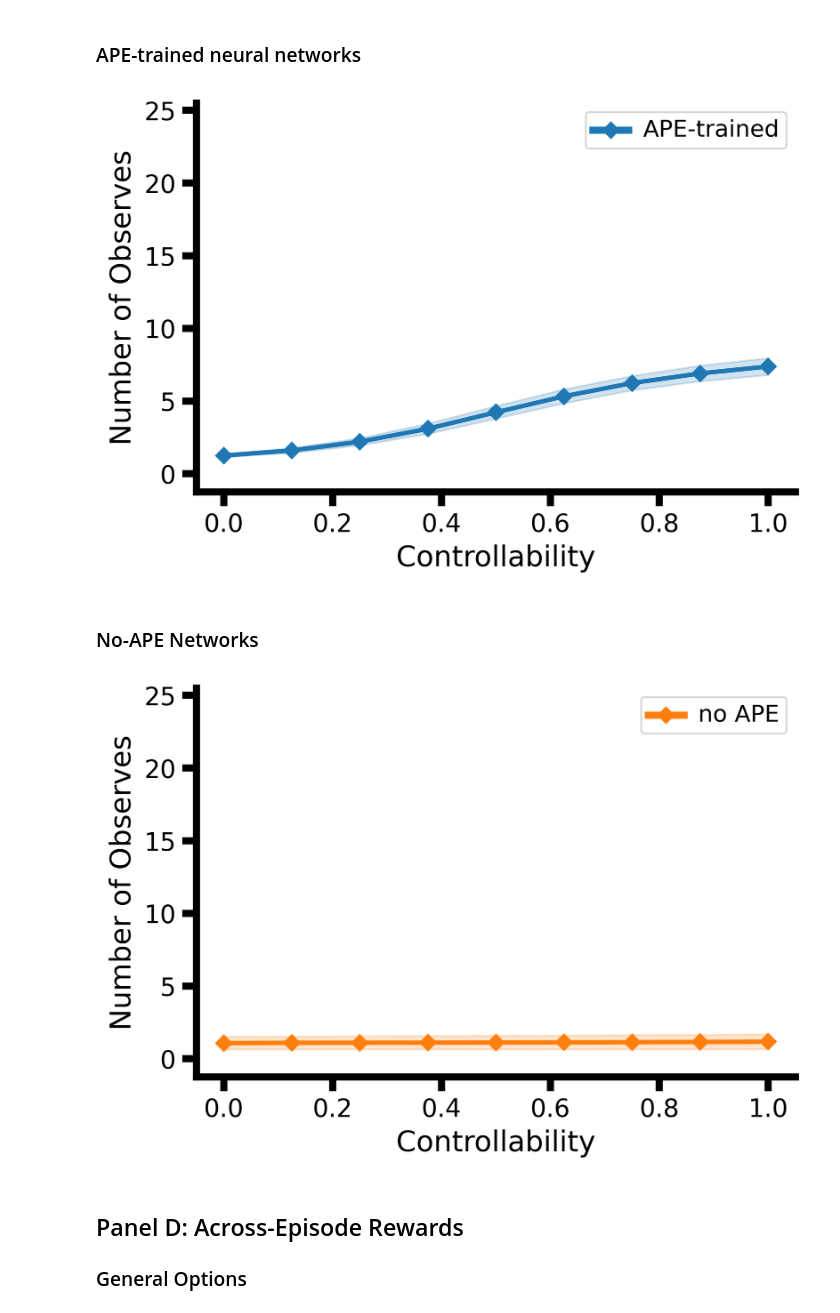
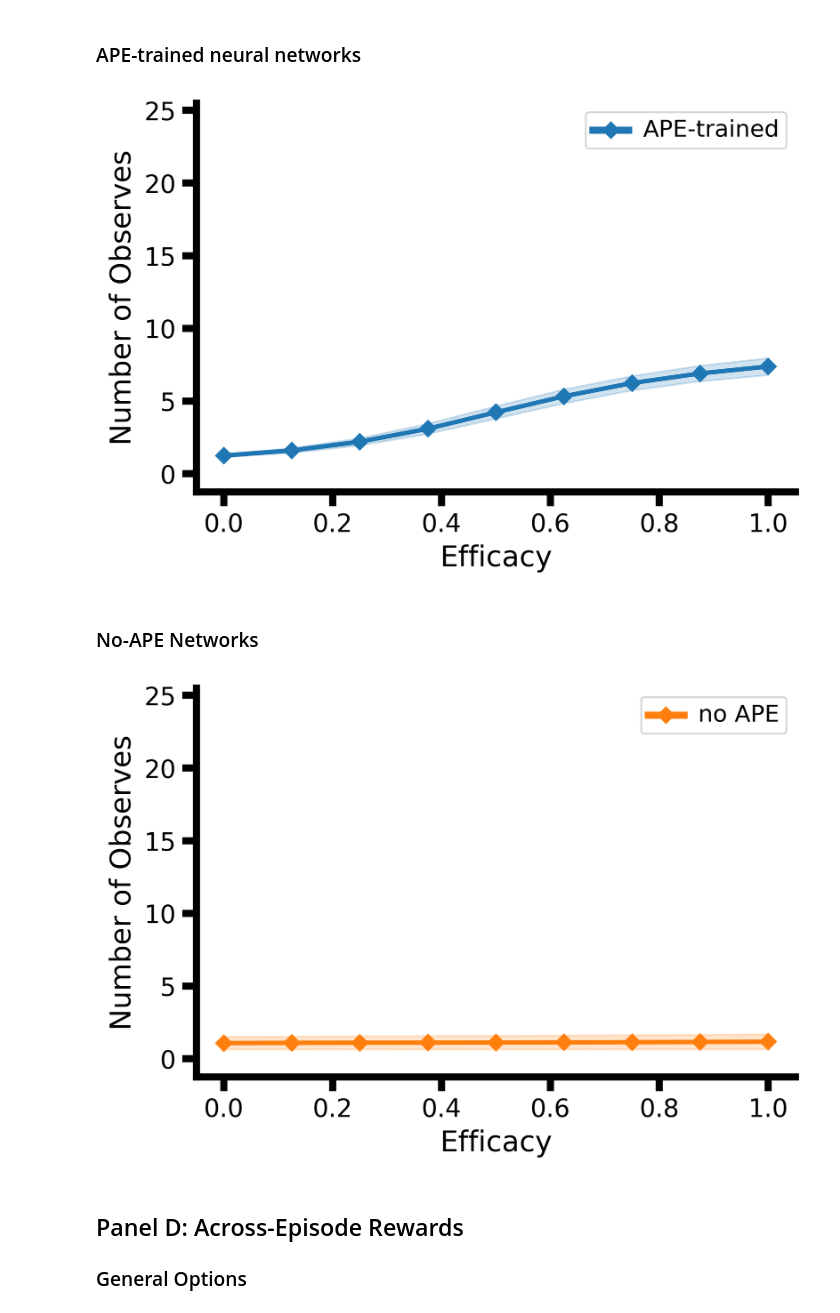
Before and after one commit to kjsandbrink/learning-metacontrol, a Jupyter notebook: nns/fig_task1.ipynb, the cells around one changed output. Cells and saved outputs as stored; diff of their text form; code cells hidden in the pictures.

Commit message:
updated figures

```diff
--- a/nns/fig_task1.ipynb
+++ b/nns/fig_task1.ipynb
@@ -449,9 +476,9 @@ rewss_taus_ape, counterss_peeks_taus_ape, control_errss_taus_ape, trajss_actions
 # %%
 from test_analyses import plot_comparison_curves_several_runs
 
-fig = plot_comparison_curves_several_runs(test_taus, list(reversed(counterss_peeks_taus_ape)), axis_xlabel='Controllability', axis_ylabel='Number of Observes', label_exp='APE-trained', label_control='no APE', ylim=ylim, marker='D')
+fig = plot_comparison_curves_several_runs(test_taus, list(reversed(counterss_peeks_taus_ape)), axis_xlabel='Efficacy', axis_ylabel='Number of Observes', label_exp='APE-trained', label_control='no APE', ylim=ylim, marker='D')
 # %% [output]
-[figure, old version]
+[figure, new version]
 # %%
 fig.savefig(os.path.join(analysis_folder, 'observes_across_ape.png'))
 fig.savefig(os.path.join(analysis_folder, 'observes_across_ape.svg'))
@@ -471,9 +498,9 @@ rewss_taus_control, counterss_peeks_taus_control, _, trajss_actions_taus_control
 # %%
 from test_analyses import plot_comparison_curves_several_runs
 
-fig = plot_comparison_curves_several_runs(x_control=test_taus, y_control=list(reversed(counterss_peeks_taus_control)), axis_xlabel='Controllability', axis_ylabel='Number of Observes', label_exp='APE-trained', label_control='no APE', ylim=ylim, marker='D')
+fig = plot_comparison_curves_several_runs(x_control=test_taus, y_control=list(reversed(counterss_peeks_taus_control)), axis_xlabel='Efficacy', axis_ylabel='Number of Observes', label_exp='APE-trained', label_control='no APE', ylim=ylim, marker='D')
 # %% [output]
-[figure, old version]
+[figure, new version]
 # %%
 fig.savefig(os.path.join(analysis_folder, 'observes_across_noape.png'))
 fig.savefig(os.path.join(analysis_folder, 'observes_across_noape.svg'))
```
Also changed, not shown: parts of 10 cells of this notebook, 8 other files.
